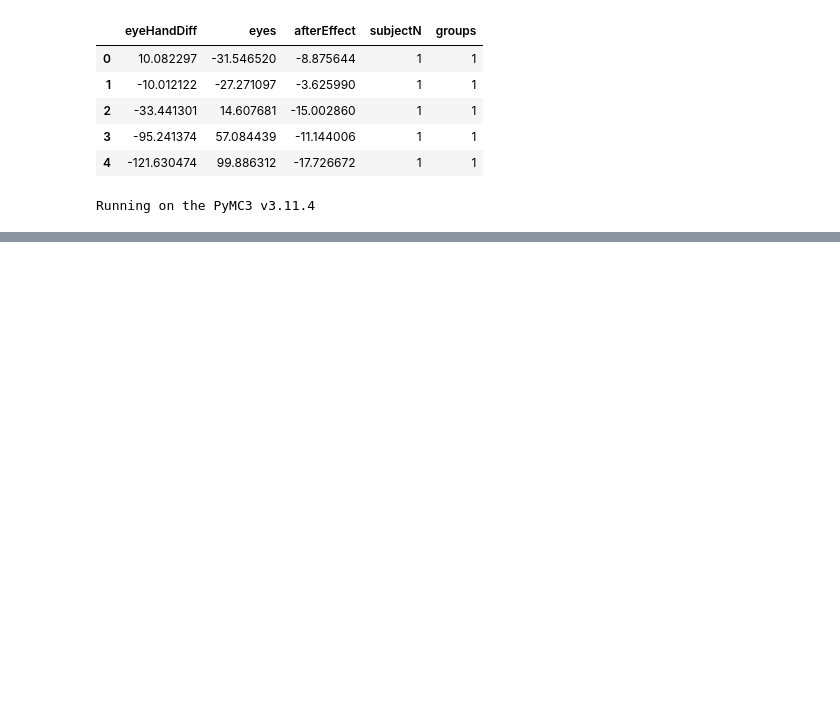
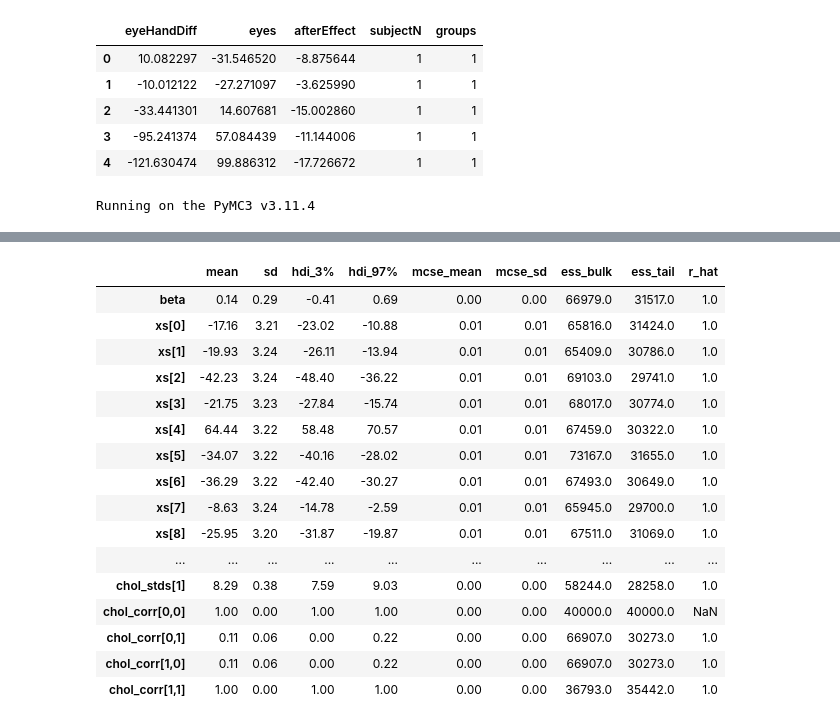
Before and after one commit to opherdonchin/Regression-by-group, a Jupyter notebook: Regression_analysis.ipynb, the cells around one changed output, grey strips where cells are left out. Drawn from its saved outputs; the diff is of its cells as text; code cells hidden in the pictures; blank space fills up the shorter version.

```diff
--- a/Regression_analysis.ipynb
+++ b/Regression_analysis.ipynb
@@ -235,0 +105,20 @@ See http://arxiv.org/abs/1507.04544 for details
+# %%
+pm.summary(az_trace).round(2)
+# %% [output]
+|  | mean | sd | hdi_3% | hdi_97% | mcse_mean | mcse_sd | ess_bulk | ess_tail | r_hat |
+| beta | 0.14 | 0.29 | -0.41 | 0.69 | 0.00 | 0.00 | 66979.0 | 31517.0 | 1.0 |
+| xs[0] | -17.16 | 3.21 | -23.02 | -10.88 | 0.01 | 0.01 | 65816.0 | 31424.0 | 1.0 |
+| xs[1] | -19.93 | 3.24 | -26.11 | -13.94 | 0.01 | 0.01 | 65409.0 | 30786.0 | 1.0 |
+| xs[2] | -42.23 | 3.24 | -48.40 | -36.22 | 0.01 | 0.01 | 69103.0 | 29741.0 | 1.0 |
+| xs[3] | -21.75 | 3.23 | -27.84 | -15.74 | 0.01 | 0.01 | 68017.0 | 30774.0 | 1.0 |
+| xs[4] | 64.44 | 3.22 | 58.48 | 70.57 | 0.01 | 0.01 | 67459.0 | 30322.0 | 1.0 |
+| xs[5] | -34.07 | 3.22 | -40.16 | -28.02 | 0.01 | 0.01 | 73167.0 | 31655.0 | 1.0 |
+| xs[6] | -36.29 | 3.22 | -42.40 | -30.27 | 0.01 | 0.01 | 67493.0 | 30649.0 | 1.0 |
+| xs[7] | -8.63 | 3.24 | -14.78 | -2.59 | 0.01 | 0.01 | 65945.0 | 29700.0 | 1.0 |
+| xs[8] | -25.95 | 3.20 | -31.87 | -19.87 | 0.01 | 0.01 | 67511.0 | 31069.0 | 1.0 |
+| ... | ... | ... | ... | ... | ... | ... | ... | ... | ... |
+| chol_stds[1] | 8.29 | 0.38 | 7.59 | 9.03 | 0.00 | 0.00 | 58244.0 | 28258.0 | 1.0 |
+| chol_corr[0,0] | 1.00 | 0.00 | 1.00 | 1.00 | 0.00 | 0.00 | 40000.0 | 40000.0 | NaN |
+| chol_corr[0,1] | 0.11 | 0.06 | 0.00 | 0.22 | 0.00 | 0.00 | 66907.0 | 30273.0 | 1.0 |
+| chol_corr[1,0] | 0.11 | 0.06 | 0.00 | 0.22 | 0.00 | 0.00 | 66907.0 | 30273.0 | 1.0 |
+| chol_corr[1,1] | 1.00 | 0.00 | 1.00 | 1.00 | 0.00 | 0.00 | 36793.0 | 35442.0 | 1.0 |
```
Also changed, not shown: parts of 14 cells of this notebook, 6 other files.
